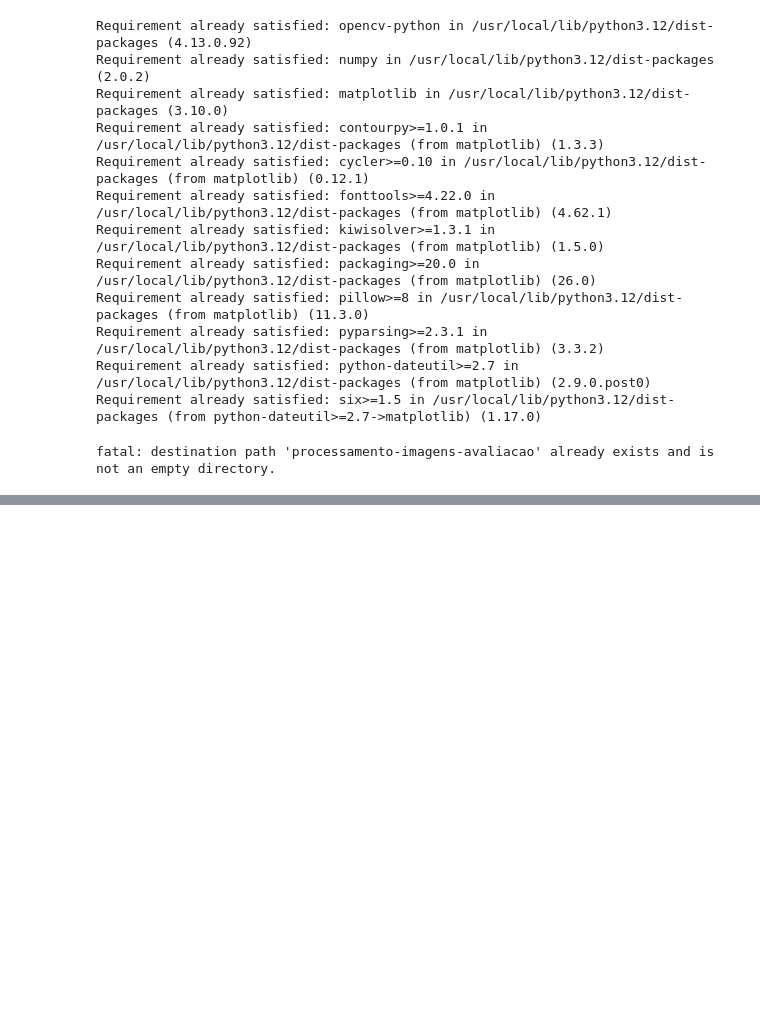
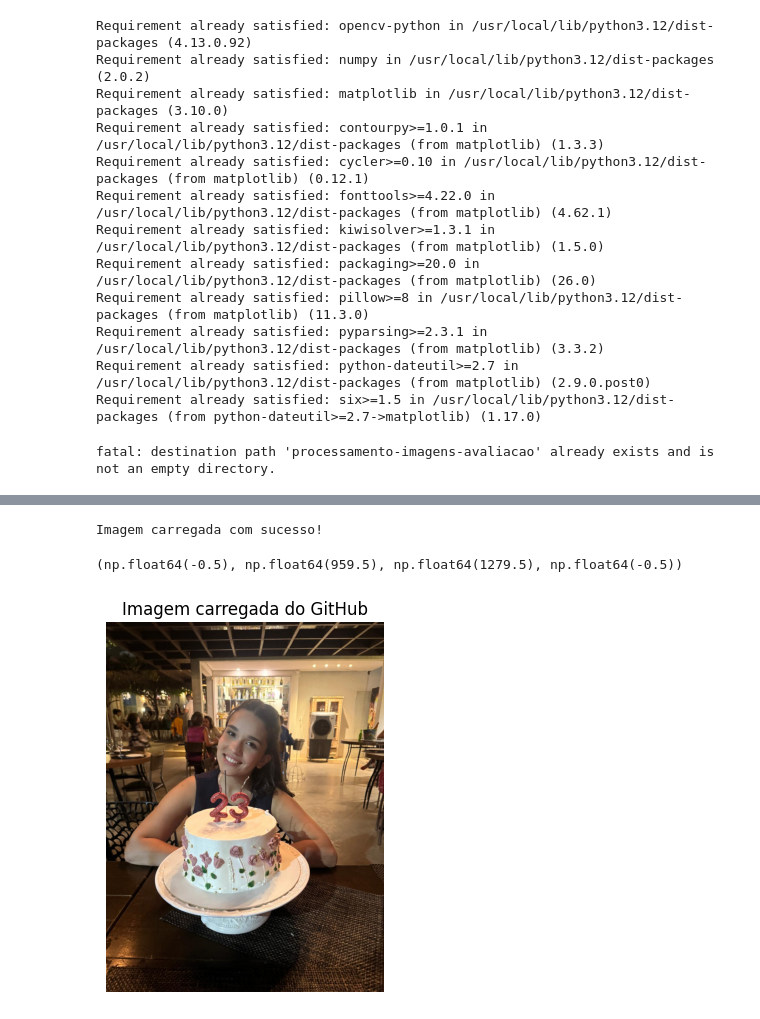
Before and after one commit to Samuel-Unemat/processamento-imagens-avaliacao, a Jupyter notebook: atividade.ipynb, the cells around one changed output, grey strips where cells are left out. Cells and saved outputs as stored; diff of their text form; code cells hidden in the pictures; blank space fills up the shorter version.

```diff
--- a/atividade.ipynb
+++ b/atividade.ipynb
@@ -37,0 +38,21 @@ Imagens encontradas: ['Exemplos']
+# %%
+img_path = os.path.join(base_path, "imagem1.jpg")
+
+img = cv2.imread(img_path)
+
+# Verificação
+if img is None:
+    print("Erro ao carregar a imagem. Verifique o nome/caminho.")
+else:
+    print("Imagem carregada com sucesso!")
+# %% [output]
+Imagem carregada com sucesso!
+# %%
+img_rgb = cv2.cvtColor(img, cv2.COLOR_BGR2RGB)
+
+plt.imshow(img_rgb)
+plt.title("Imagem carregada do GitHub")
+plt.axis('off')
+# %% [output]
+(np.float64(-0.5), np.float64(959.5), np.float64(1279.5), np.float64(-0.5))
+[figure, added]
```
Also changed, not shown: parts of 2 cells of this notebook.
